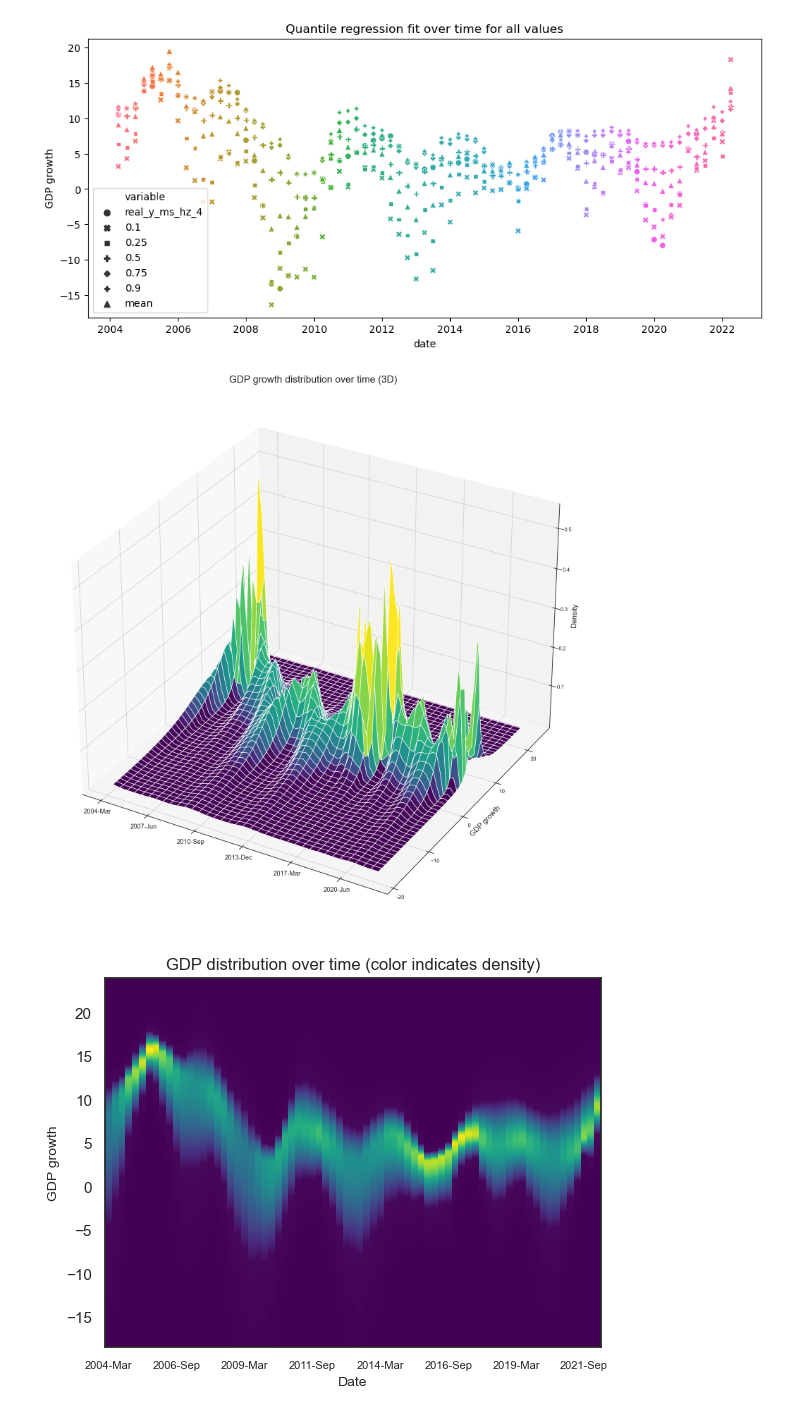
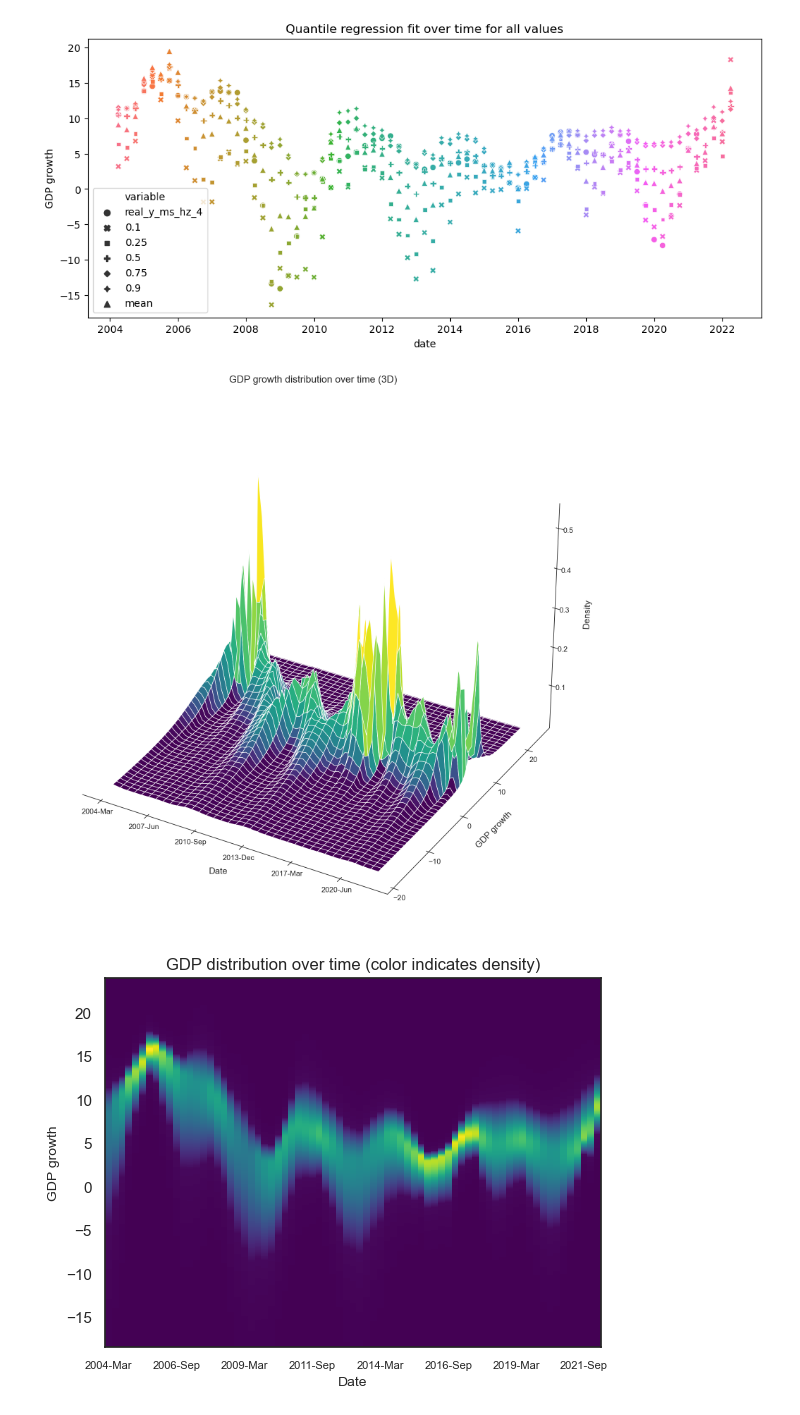
Before and after one commit to vlad-yeghiazaryan/armenian-gar, a Jupyter notebook: Modeling/GaR_estimation.ipynb, the cells around one changed output. Cells and saved outputs as stored; diff of their text form; code cells hidden in the pictures.

Commit message:
updated GDP dist code+charts

```diff
--- a/Modeling/GaR_estimation.ipynb
+++ b/Modeling/GaR_estimation.ipynb
@@ -458,31 +511,43 @@ plt.show()
 # %%
 # custom outline
 sns.set_theme(style="white", palette='viridis')
 
 # Data preparation
 # Tskew vs AsymT
 method = 'Tskew'
 df_PDF = pd.concat(hist_sim_data['dfpdf'].values, keys=hist_sim_data['dfpdf'].index).reset_index(level=1, drop=True)
 df_PDF = df_PDF.reset_index().rename(columns={'index':'date'})
 gdp_growth = df_PDF.groupby('date')[method+'_PDF_x'].apply(lambda x: list(x)).apply(lambda x: pd.Series(x))
 gdp_density = df_PDF.groupby('date')[method+'_PDF_y'].apply(lambda x: list(x)).apply(lambda x: pd.Series(x))
 dates = gdp_growth.index
 dates_grid = np.repeat(dates, len(gdp_growth.columns)).to_numpy().reshape(-1, len(gdp_growth.columns))
 dates_grid_values = np.repeat(np.arange(len(dates)), len(gdp_growth.columns)).reshape(-1, len(gdp_growth.columns))
 
 # 3D plotting
 fig = plt.figure(figsize=(20, 20))
 ax = fig.add_subplot(111, projection='3d')
 ax.plot_surface(dates_grid_values, gdp_growth, gdp_density, cmap=cm.viridis,
                 norm=matcolors.SymLogNorm(linthresh=0.02, linscale=0.03))
 ax.set_xticks(np.arange(len(dates))[0::13])
-ax.set_xticklabels(dates[0::13].strftime('%Y-%b'), fontsize=13)
-ax.set_ylabel('GDP growth', fontsize=15)
-ax.set_zlabel('Density', fontsize=15)
-plt.title('GDP growth distribution over time (3D)', fontsize=20)
+ax.set_xticklabels(dates[0::13].strftime('%Y-%b'))
+ax.set_xlabel('Date', fontsize=18, labelpad=20)
+ax.set_ylabel('GDP growth', fontsize=18, labelpad=20)
+ax.set_zlabel('Density', fontsize=18, labelpad=20)
+ax.tick_params(axis='both', which='major', labelsize=15)
+ax.set_title('GDP growth distribution over time (3D)', fontsize=20)
+
+# make the panes transparent
+ax.xaxis.set_pane_color((1.0, 1.0, 1.0, 0.0))
+ax.yaxis.set_pane_color((1.0, 1.0, 1.0, 0.0))
+ax.zaxis.set_pane_color((1.0, 1.0, 1.0, 0.0))
+
+# make the grid lines transparent
+ax.xaxis._axinfo["grid"]['color'] =  (1,1,1,0)
+ax.yaxis._axinfo["grid"]['color'] =  (1,1,1,0)
+ax.zaxis._axinfo["grid"]['color'] =  (1,1,1,0)
 plt.show()
 # %% [output]
-[figure, old version]
+[figure, new version]
 # %%
 sns.reset_defaults()
 sns.set_theme(style="white", rc={"axes.facecolor": (0, 0, 0, 0)})
```
Also changed, not shown: parts of 5 cells of this notebook, 3 other files.
